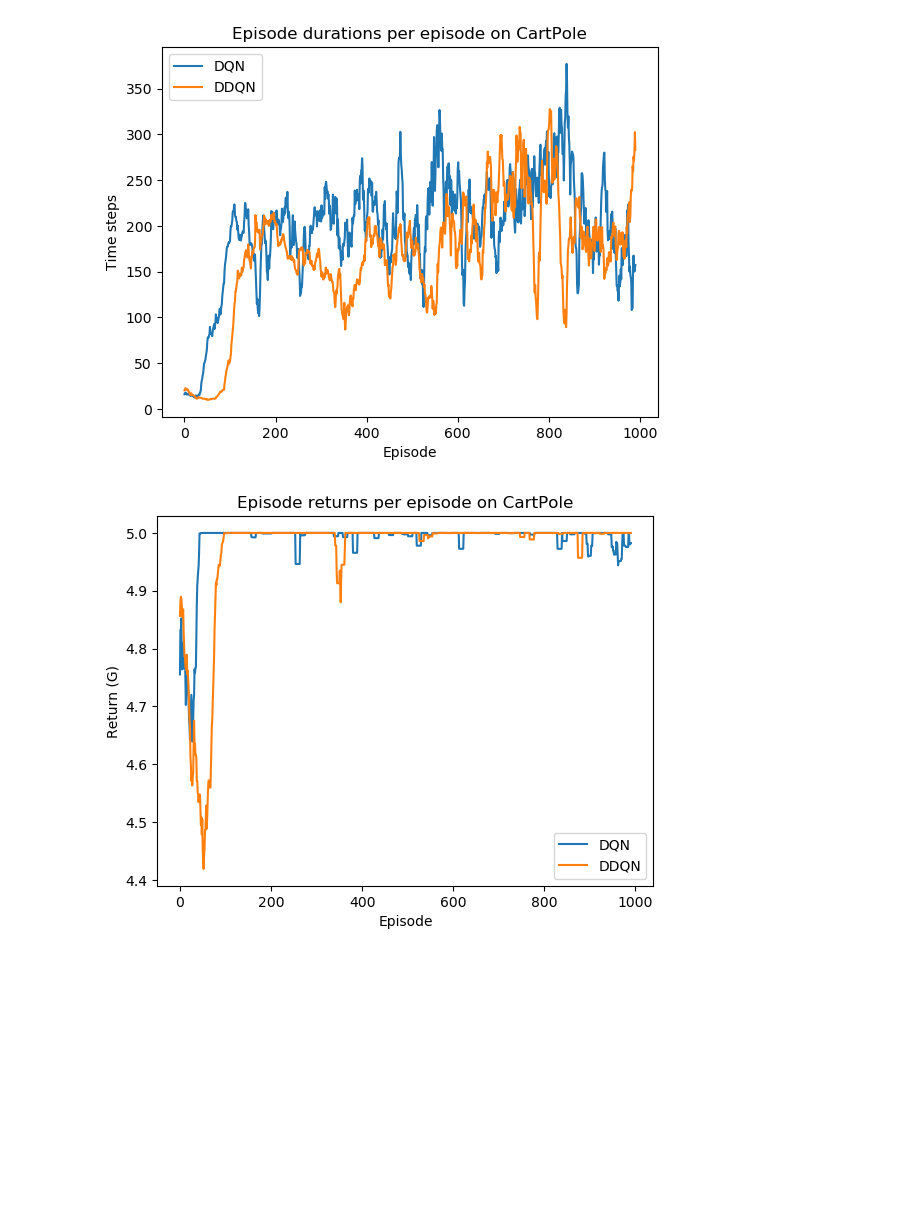
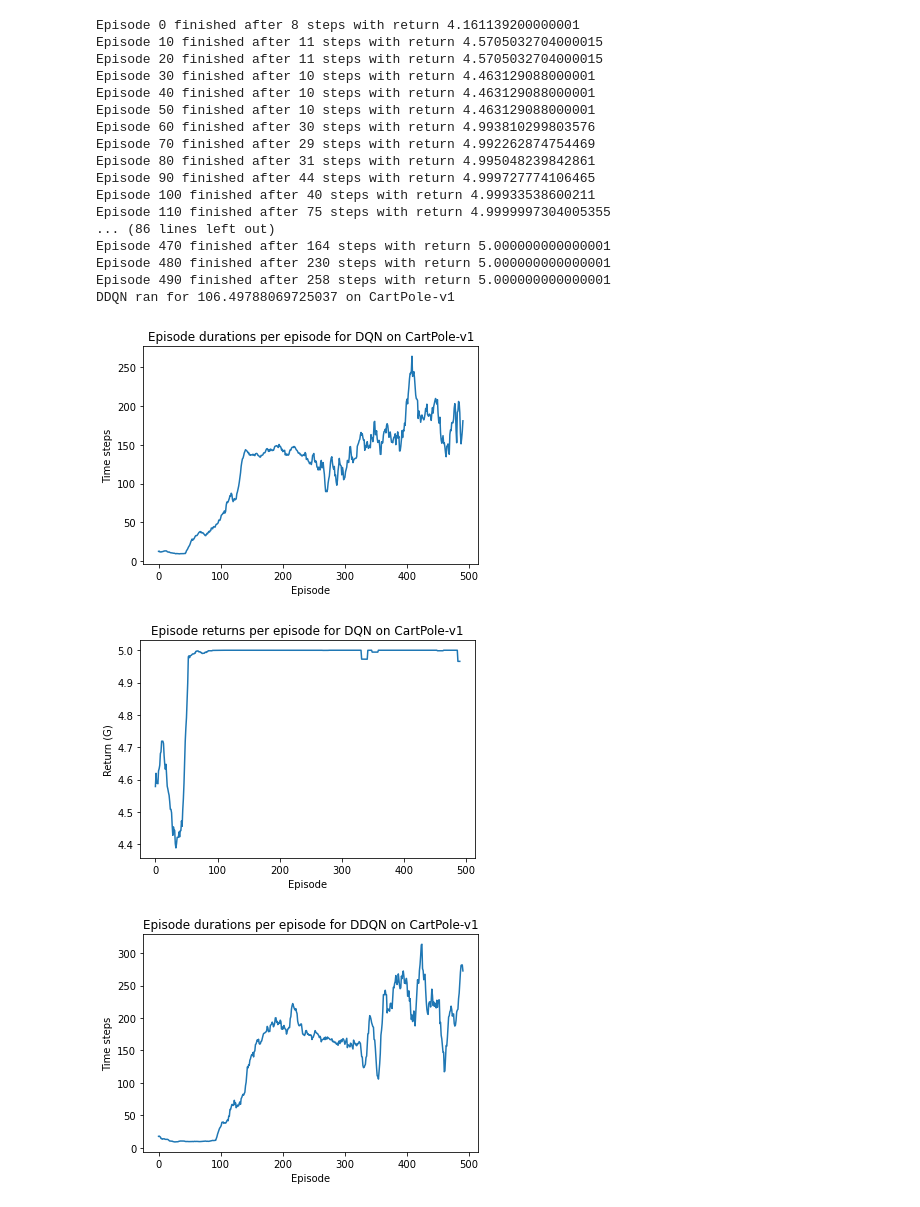
Before and after one commit to KJ-Waller/UvA-RL-Project, a Jupyter notebook: RL_Project.ipynb, the cells around one changed output. Saved outputs shown, nothing was run; the diff lists cells and outputs as text; code cells hidden in the pictures; blank space fills up the shorter version.

```diff
--- a/RL_Project.ipynb
+++ b/RL_Project.ipynb
@@ -109,5 +44,44 @@ plot_run(ddqn_durations, ddqn_returns)
-# %%
-plot_compare(dqn_durations, dqn_returns, ddqn_durations, ddqn_returns)
-# %% [output]
-[figure, removed]
-[figure, removed]
+# %%
+env_name = 'CartPole-v1'
+
+n_episodes = 500
+batch_size = 64
+hidden_dim = 128
+lr = 1e-3
+gamma = 0.8
+eps_start = 1.0
+eps_end = 0.05
+eps_decay_iters = 400
+mem_cap = 10000
+seed = 42
+
+dqn_durations_cp, dqn_returns_cp = train_dqn(env_name, n_episodes, batch_size, hidden_dim, lr, gamma,
+                                       eps_start, eps_end, eps_decay_iters, mem_cap, seed)
+
+ddqn_durations_cp, ddqn_returns_cp = train_ddqn(env_name, n_episodes, batch_size, hidden_dim, lr, gamma,
+                                          eps_start, eps_end, eps_decay_iters, mem_cap, seed)
+
+plot_run(dqn_durations_cp, dqn_returns_cp, method_name='DQN', env_name=env_name)
+plot_run(ddqn_durations_cp, ddqn_returns_cp, method_name='DDQN', env_name=env_name)
+plot_compare(dqn_durations_cp, dqn_returns_cp, ddqn_durations_cp, ddqn_returns_cp, env_name=env_name)
+# %% [output]
+Episode 0 finished after 8 steps with return 4.161139200000001
+Episode 10 finished after 11 steps with return 4.5705032704000015
+Episode 20 finished after 11 steps with return 4.5705032704000015
+Episode 30 finished after 10 steps with return 4.463129088000001
+Episode 40 finished after 10 steps with return 4.463129088000001
+Episode 50 finished after 10 steps with return 4.463129088000001
+Episode 60 finished after 30 steps with return 4.993810299803576
+Episode 70 finished after 29 steps with return 4.992262874754469
+Episode 80 finished after 31 steps with return 4.995048239842861
+Episode 90 finished after 44 steps with return 4.999727774106465
+Episode 100 finished after 40 steps with return 4.99933538600211
+Episode 110 finished after 75 steps with return 4.9999997304005355
+... (86 lines left out)
+Episode 470 finished after 164 steps with return 5.000000000000001
+Episode 480 finished after 230 steps with return 5.000000000000001
+Episode 490 finished after 258 steps with return 5.000000000000001
+DDQN ran for 106.49788069725037 on CartPole-v1
+[figure, added]
+[figure, added]
+[figure, added]
```
Also changed, not shown: parts of 9 cells of this notebook.
